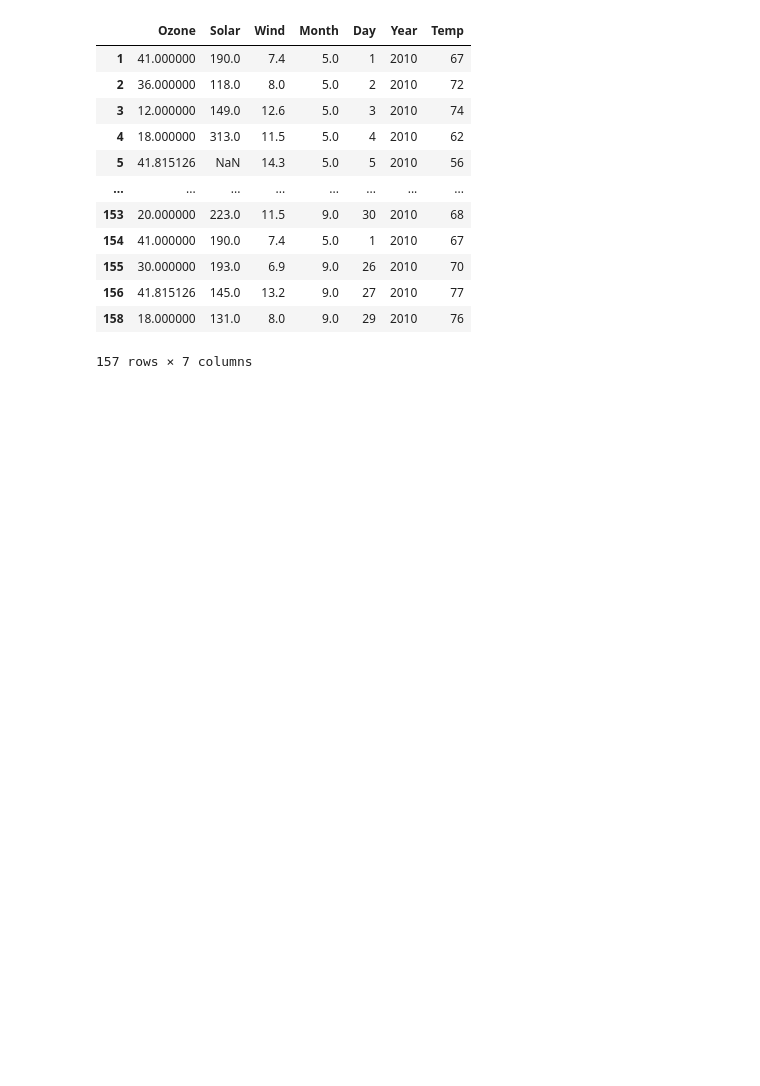
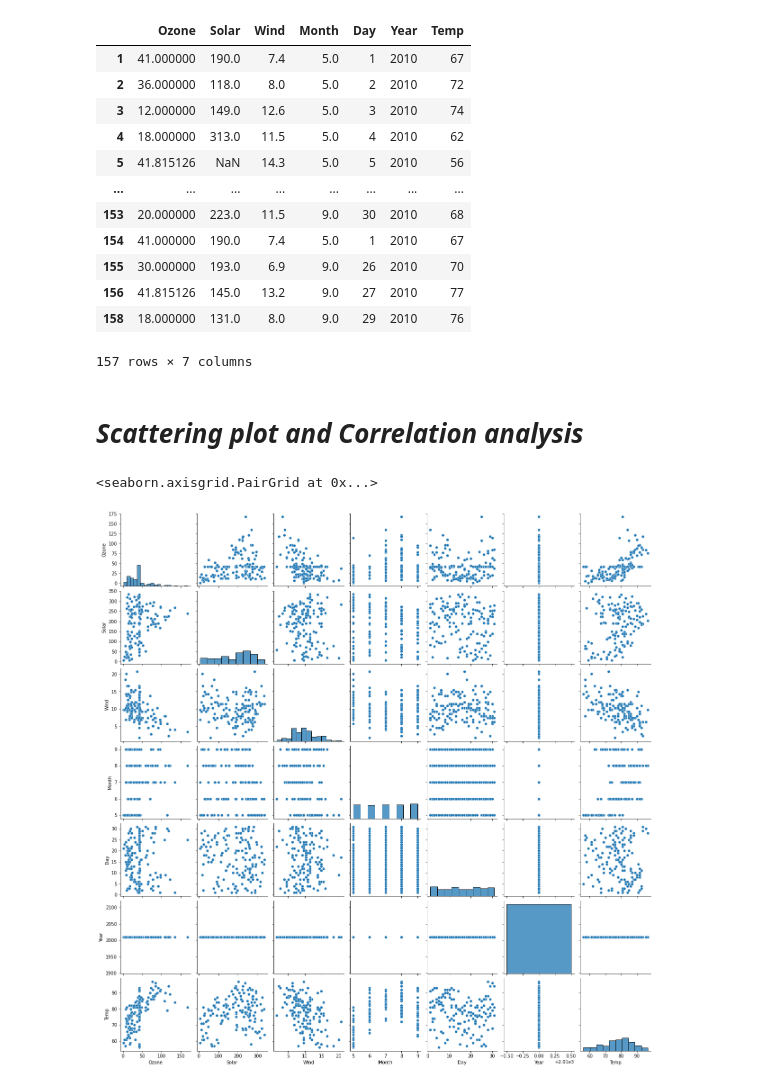
Before and after one commit to pincha673/notes, a Jupyter notebook: EDA.ipynb, the cells around one changed output. Drawn from its saved outputs; the diff is of its cells as text; code cells hidden in the pictures; blank space fills up the shorter version.

```diff
--- a/EDA.ipynb
+++ b/EDA.ipynb
@@ -406,3 +406,13 @@ data_cleaned3
 | 156 | 41.815126 | 145.0 | 13.2 | 9.0 | 27 | 2010 | 77 |
 | 158 | 18.000000 | 131.0 | 8.0 | 9.0 | 29 | 2010 | 76 |
 157 rows × 7 columns
+# %% [markdown]
+# ***Scattering plot and Correlation analysis***
+# %%
+#Seaborn visualization library
+import seaborn as sns
+#create the default pairplot
+sns.pairplot(data_cleaned3)               #for all columns scatter plot together
+# %% [output]
+<seaborn.axisgrid.PairGrid at 0x...>
+[figure, added]
```
